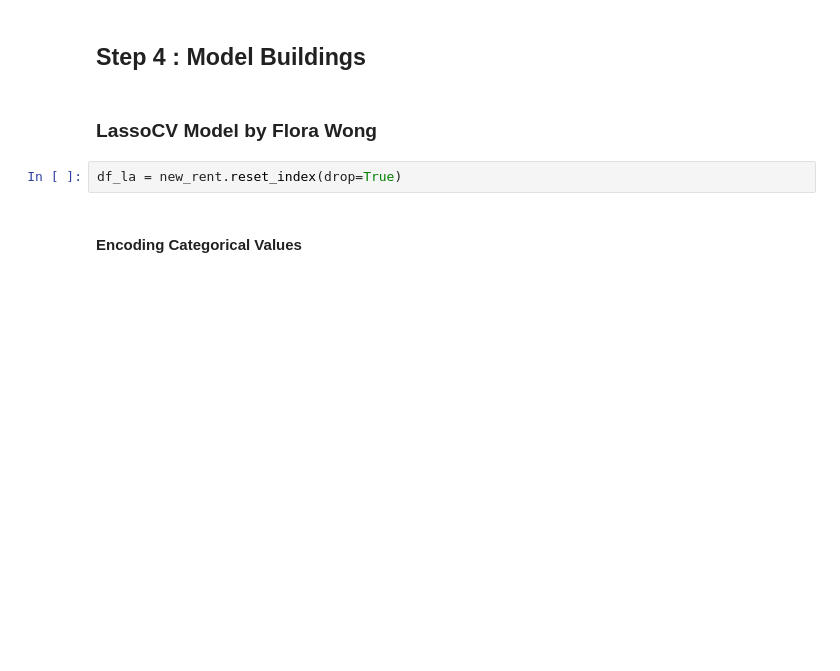
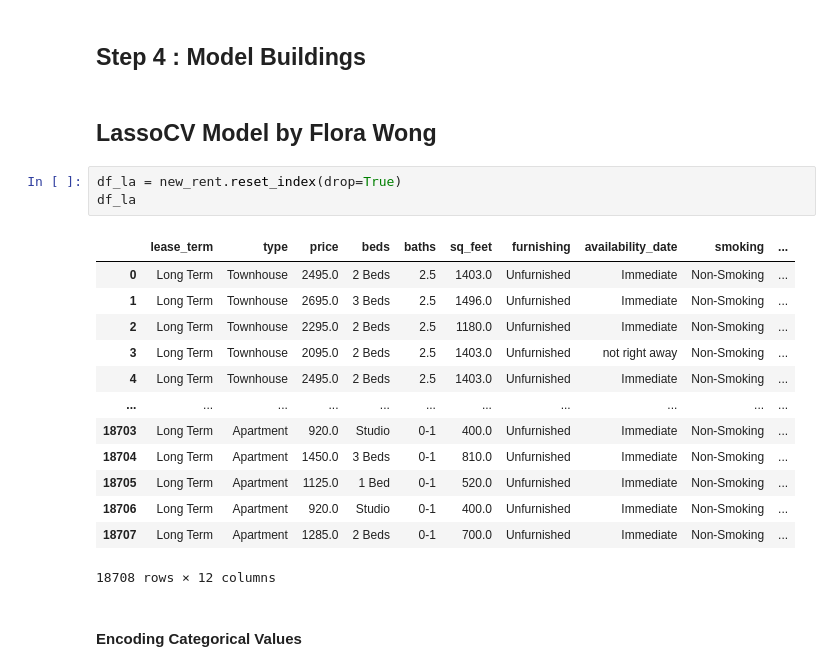
Before and after one commit to Yuen-Ling-Wong/Canada_Rental_Price_Predicton_Project.ipynb, a Jupyter notebook: Canada_Rental_Price_Predicton_Project.ipynb, the cells around one changed output. Drawn from its saved outputs; the diff is of its cells as text; blank space fills up the shorter version.

```diff
--- a/Canada_Rental_Price_Predicton_Project.ipynb
+++ b/Canada_Rental_Price_Predicton_Project.ipynb
@@ -615,9 +617,24 @@ sns.scatterplot(x=model4.predict(),y=model4.resid)
 # %% [markdown]
 ## Step 4 : Model Buildings
 # %% [markdown]
-### LassoCV Model by Flora Wong
+## LassoCV Model by Flora Wong
 # %%
 df_la = new_rent.reset_index(drop=True)
+df_la
+# %% [output]
+|  | lease_term | type | price | beds | baths | sq_feet | furnishing | availability_date | smoking | ... |
+| 0 | Long Term | Townhouse | 2495.0 | 2 Beds | 2.5 | 1403.0 | Unfurnished | Immediate | Non-Smoking | ... |
+| 1 | Long Term | Townhouse | 2695.0 | 3 Beds | 2.5 | 1496.0 | Unfurnished | Immediate | Non-Smoking | ... |
+| 2 | Long Term | Townhouse | 2295.0 | 2 Beds | 2.5 | 1180.0 | Unfurnished | Immediate | Non-Smoking | ... |
+| 3 | Long Term | Townhouse | 2095.0 | 2 Beds | 2.5 | 1403.0 | Unfurnished | not right away | Non-Smoking | ... |
+| 4 | Long Term | Townhouse | 2495.0 | 2 Beds | 2.5 | 1403.0 | Unfurnished | Immediate | Non-Smoking | ... |
+| ... | ... | ... | ... | ... | ... | ... | ... | ... | ... | ... |
+| 18703 | Long Term | Apartment | 920.0 | Studio | 0-1 | 400.0 | Unfurnished | Immediate | Non-Smoking | ... |
+| 18704 | Long Term | Apartment | 1450.0 | 3 Beds | 0-1 | 810.0 | Unfurnished | Immediate | Non-Smoking | ... |
+| 18705 | Long Term | Apartment | 1125.0 | 1 Bed | 0-1 | 520.0 | Unfurnished | Immediate | Non-Smoking | ... |
+| 18706 | Long Term | Apartment | 920.0 | Studio | 0-1 | 400.0 | Unfurnished | Immediate | Non-Smoking | ... |
+| 18707 | Long Term | Apartment | 1285.0 | 2 Beds | 0-1 | 700.0 | Unfurnished | Immediate | Non-Smoking | ... |
+18708 rows × 12 columns
 # %% [markdown]
 #### Encoding Categorical Values
 # %%
```
Also changed, not shown: parts of 69 cells of this notebook.
